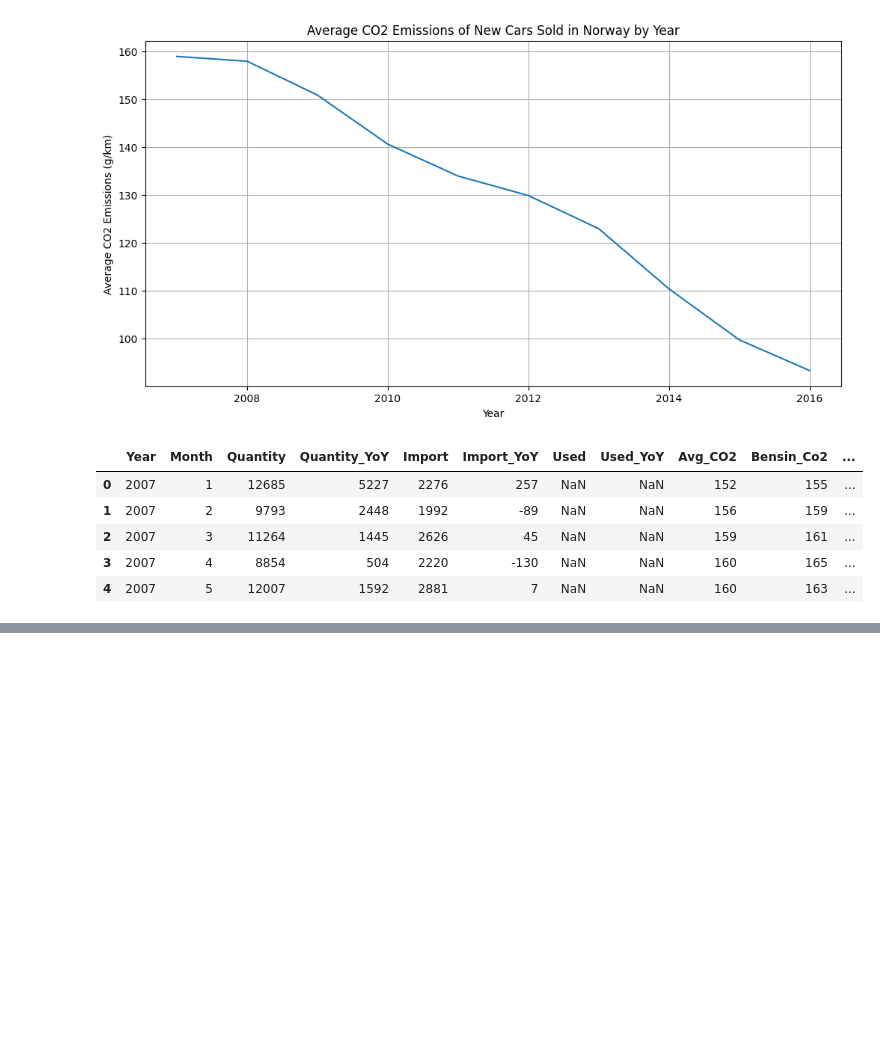
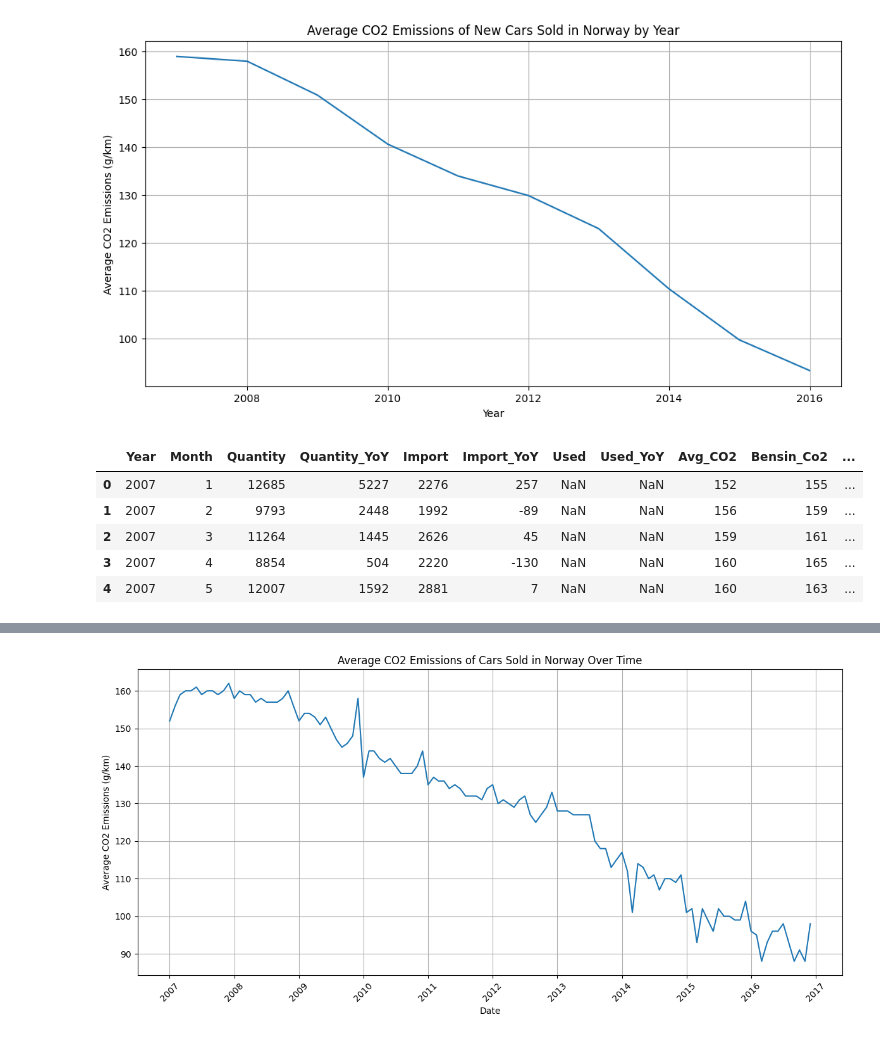
Before and after one commit to TonalLobster/AI_Engineering_Edwin_Lindblom, a Jupyter notebook: exercises/exercise_0/car_sales_in_norway.ipynb, the cells around one changed output, grey strips where cells are left out. Cells and saved outputs as stored; diff of their text form; code cells hidden in the pictures; blank space fills up the shorter version.

```diff
--- a/exercises/exercise_0/car_sales_in_norway.ipynb
+++ b/exercises/exercise_0/car_sales_in_norway.ipynb
@@ -157,0 +174,16 @@ df.head()
+# %%
+df = df.dropna(subset=["Avg_CO2"])
+
+df = df.sort_values(by=["Date"])
+
+plt.figure(figsize=(12, 6))
+plt.plot(df["Date"], df["Avg_CO2"])
+plt.title("Average CO2 Emissions of Cars Sold in Norway Over Time")
+plt.xlabel("Date")
+plt.ylabel("Average CO2 Emissions (g/km)")
+plt.grid(True)
+plt.xticks(rotation=45)
+plt.tight_layout()
+plt.show()
+# %% [output]
+[figure, added]
```
Also changed, not shown: parts of 3 cells of this notebook, 1 other file.
